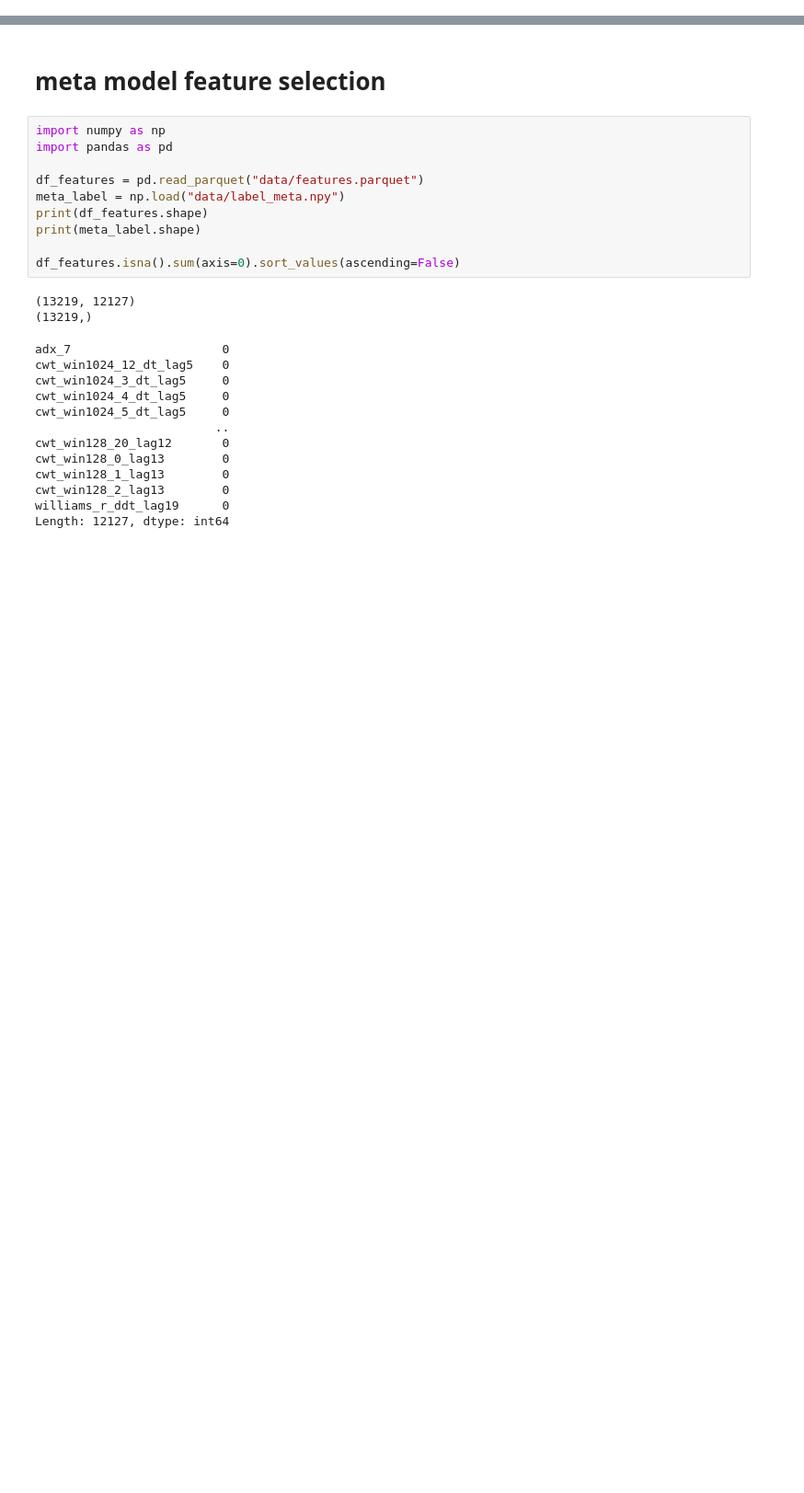
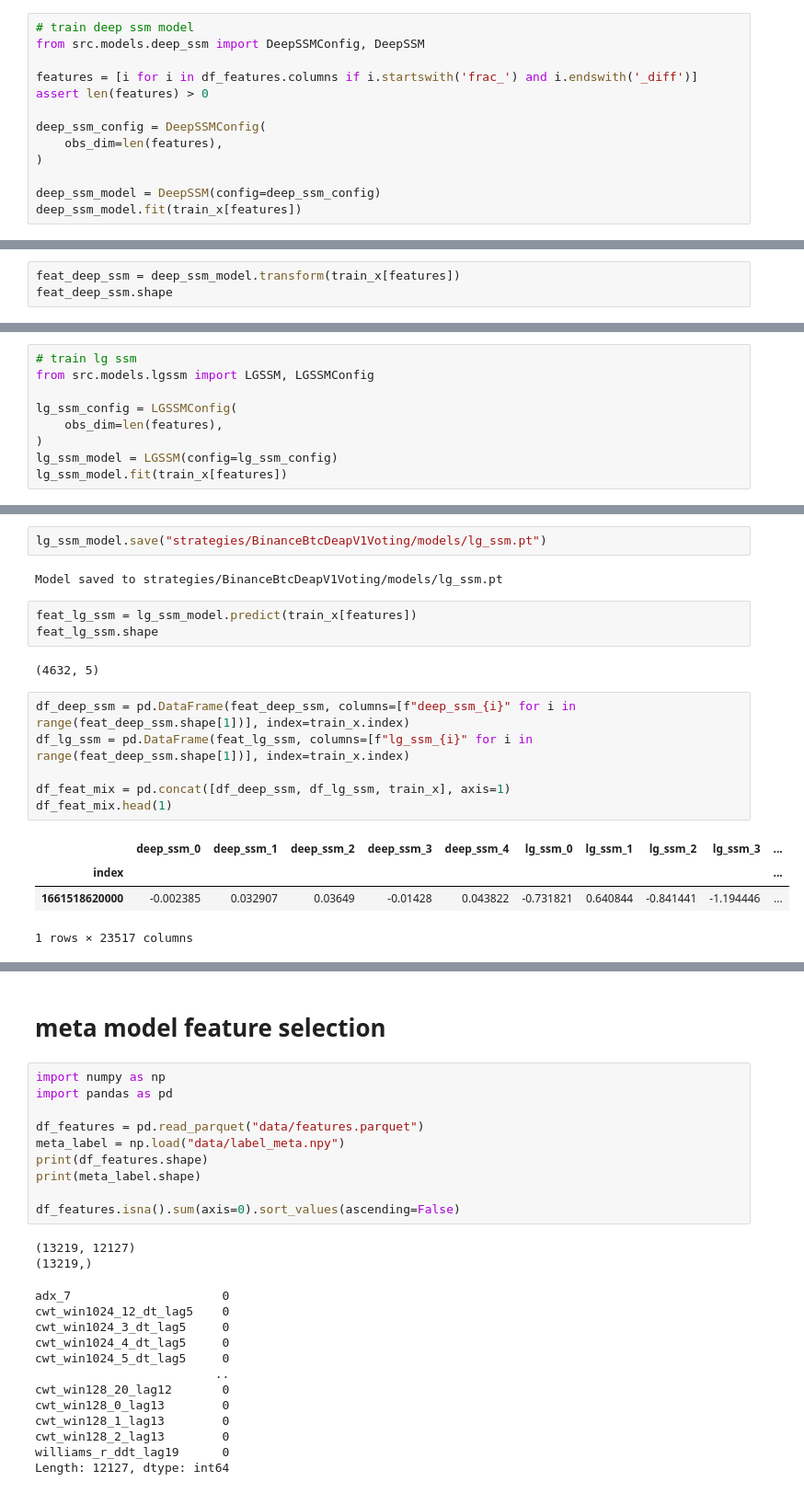
Before and after one commit to ArtiPyHeart/jesse-trade, a Jupyter notebook: 3. feature_selection.ipynb, the cells around one changed output, grey strips where cells are left out. Shown at 92% size. Cells and saved outputs as stored; diff of their text form; blank space fills up the shorter version.

```diff
--- a/3. feature_selection.ipynb
+++ b/3. feature_selection.ipynb
@@ -37,0 +61,13 @@ print(label.shape)
+# %%
+# train deep ssm model
+from src.models.deep_ssm import DeepSSMConfig, DeepSSM
+
+features = [i for i in df_features.columns if i.startswith('frac_') and i.endswith('_diff')]
+assert len(features) > 0
+
+deep_ssm_config = DeepSSMConfig(
+    obs_dim=len(features),
+)
+
+deep_ssm_model = DeepSSM(config=deep_ssm_config)
+deep_ssm_model.fit(train_x[features])
@@ -37,0 +85,3 @@ print(label.shape)
+# %%
+feat_deep_ssm = deep_ssm_model.transform(train_x[features])
+feat_deep_ssm.shape
@@ -37,0 +90,9 @@ print(label.shape)
+# %%
+# train lg ssm
+from src.models.lgssm import LGSSM, LGSSMConfig
+
+lg_ssm_config = LGSSMConfig(
+    obs_dim=len(features),
+)
+lg_ssm_model = LGSSM(config=lg_ssm_config)
+lg_ssm_model.fit(train_x[features])
@@ -38 +108,21 @@ print(label.shape)
+# %%
+lg_ssm_model.save("strategies/BinanceBtcDeapV1Voting/models/lg_ssm.pt")
+# %% [output]
+Model saved to strategies/BinanceBtcDeapV1Voting/models/lg_ssm.pt
+# %%
+feat_lg_ssm = lg_ssm_model.predict(train_x[features])
+feat_lg_ssm.shape
+# %% [output]
+(4632, 5)
+# %%
+df_deep_ssm = pd.DataFrame(feat_deep_ssm, columns=[f"deep_ssm_{i}" for i in range(feat_deep_ssm.shape[1])], index=train_x.index)
+df_lg_ssm = pd.DataFrame(feat_lg_ssm, columns=[f"lg_ssm_{i}" for i in range(feat_deep_ssm.shape[1])], index=train_x.index)
+
+df_feat_mix = pd.concat([df_deep_ssm, df_lg_ssm, train_x], axis=1)
+df_feat_mix.head(1)
+# %% [output]
+|  | deep_ssm_0 | deep_ssm_1 | deep_ssm_2 | deep_ssm_3 | deep_ssm_4 | lg_ssm_0 | lg_ssm_1 | lg_ssm_2 | lg_ssm_3 | ... |
+| index |  |  |  |  |  |  |  |  |  | ... |
+| 1661518620000 | -0.002385 | 0.032907 | 0.03649 | -0.01428 | 0.043822 | -0.731821 | 0.640844 | -0.841441 | -1.194446 | ... |
+1 rows × 23517 columns
 # %%
```
Also changed, not shown: parts of 33 cells of this notebook, 10 other files.
